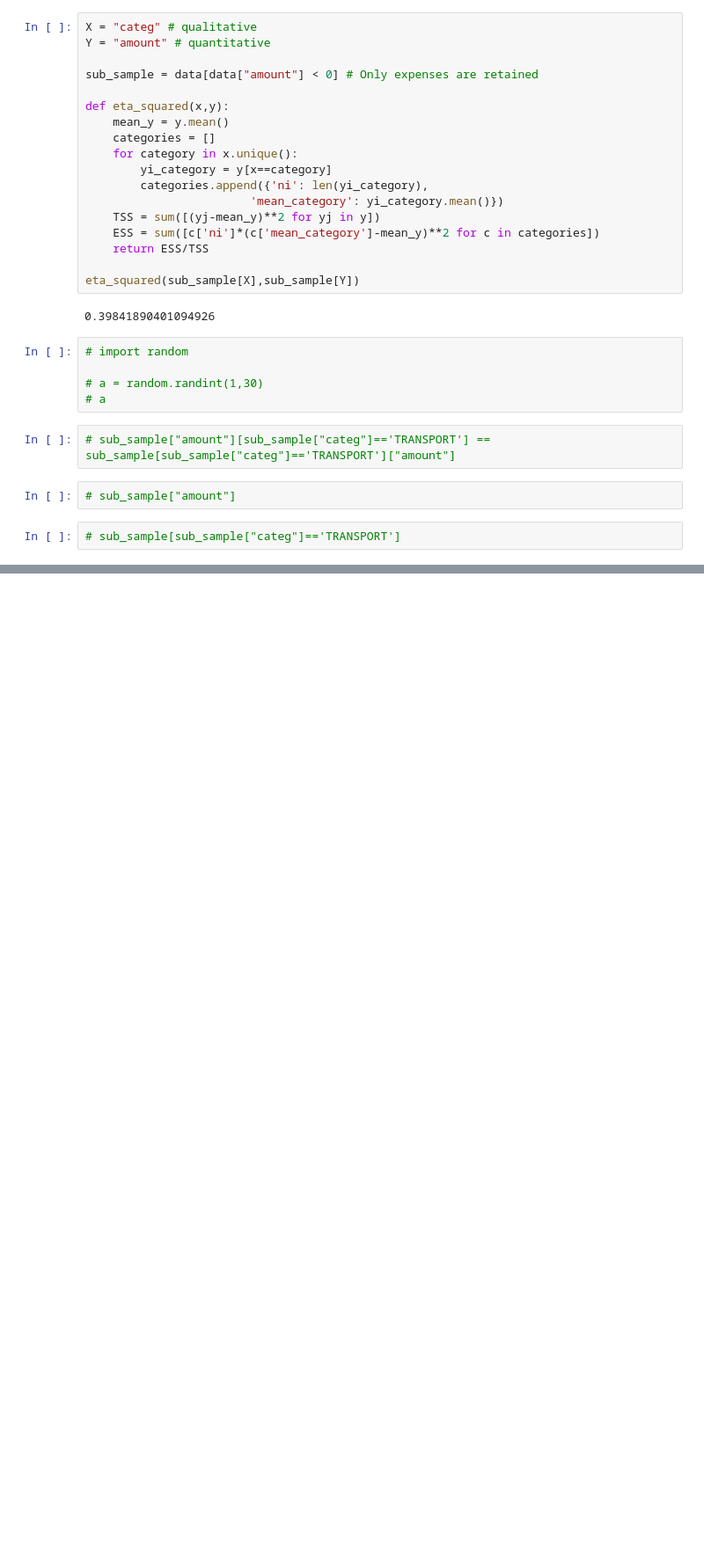
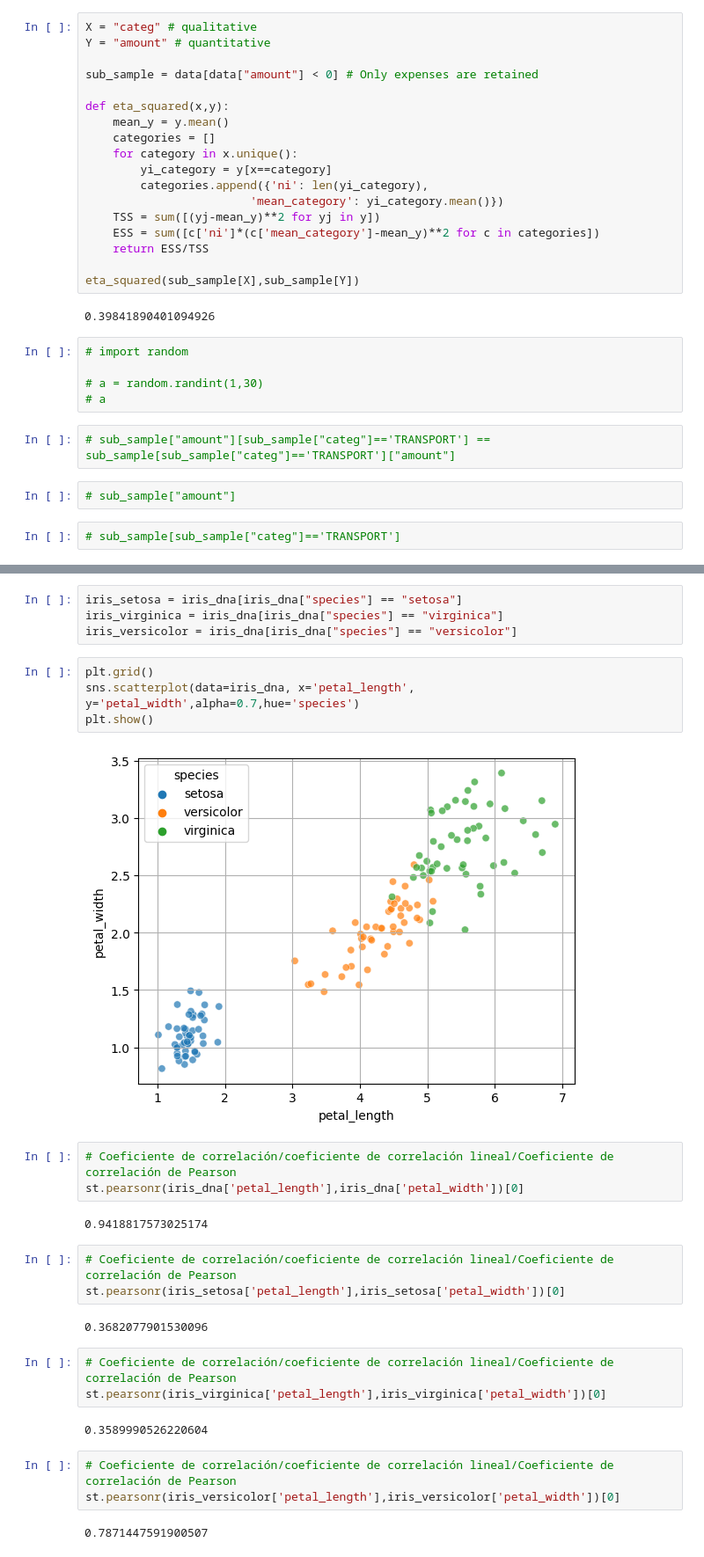
Before and after one commit to jdaguirrec/dataStudy, a Jupyter notebook: perform_an_initial_data_analysis/perform_an_initial_data_analysis.ipynb, the cells around one changed output, grey strips where cells are left out. Shown at 88% size. Cells and saved outputs as stored; diff of their text form; blank space fills up the shorter version.

Commit message:
Data set y códigos adicionados

```diff
--- a/perform_an_initial_data_analysis/perform_an_initial_data_analysis.ipynb
+++ b/perform_an_initial_data_analysis/perform_an_initial_data_analysis.ipynb
@@ -801,0 +872,30 @@ eta_squared(sub_sample[X],sub_sample[Y])
+# %%
+iris_setosa = iris_dna[iris_dna["species"] == "setosa"]
+iris_virginica = iris_dna[iris_dna["species"] == "virginica"]
+iris_versicolor = iris_dna[iris_dna["species"] == "versicolor"]
+# %%
+plt.grid()
+sns.scatterplot(data=iris_dna, x='petal_length', y='petal_width',alpha=0.7,hue='species')
+plt.show()
+# %% [output]
+[figure, added]
+# %%
+# Coeficiente de correlación/coeficiente de correlación lineal/Coeficiente de correlación de Pearson
+st.pearsonr(iris_dna['petal_length'],iris_dna['petal_width'])[0]
+# %% [output]
+0.9418817573025174
+# %%
+# Coeficiente de correlación/coeficiente de correlación lineal/Coeficiente de correlación de Pearson
+st.pearsonr(iris_setosa['petal_length'],iris_setosa['petal_width'])[0]
+# %% [output]
+0.3682077901530096
+# %%
+# Coeficiente de correlación/coeficiente de correlación lineal/Coeficiente de correlación de Pearson
+st.pearsonr(iris_virginica['petal_length'],iris_virginica['petal_width'])[0]
+# %% [output]
+0.3589990526220604
+# %%
+# Coeficiente de correlación/coeficiente de correlación lineal/Coeficiente de correlación de Pearson
+st.pearsonr(iris_versicolor['petal_length'],iris_versicolor['petal_width'])[0]
+# %% [output]
+0.7871447591900507
```
Also changed, not shown: parts of 17 cells of this notebook, 1 other file.
